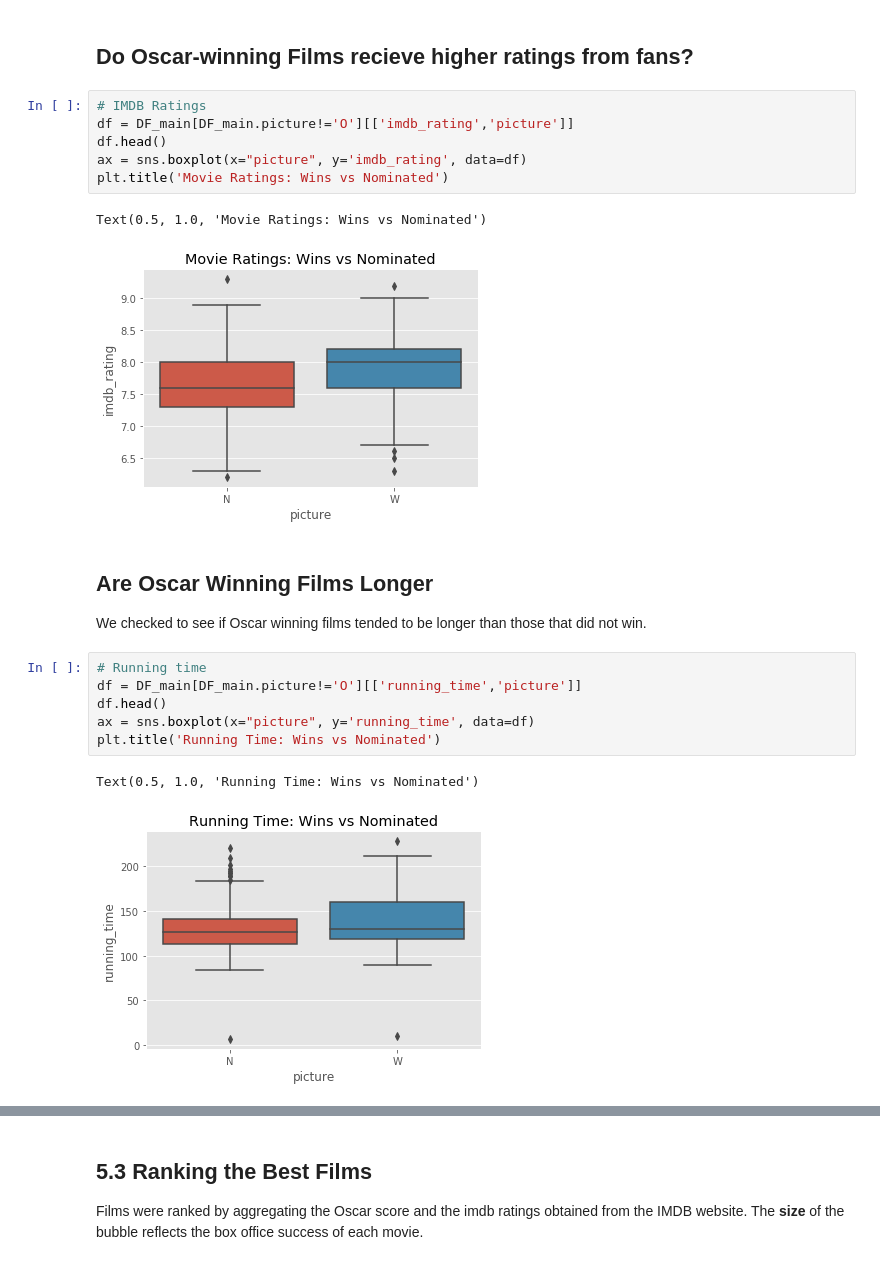
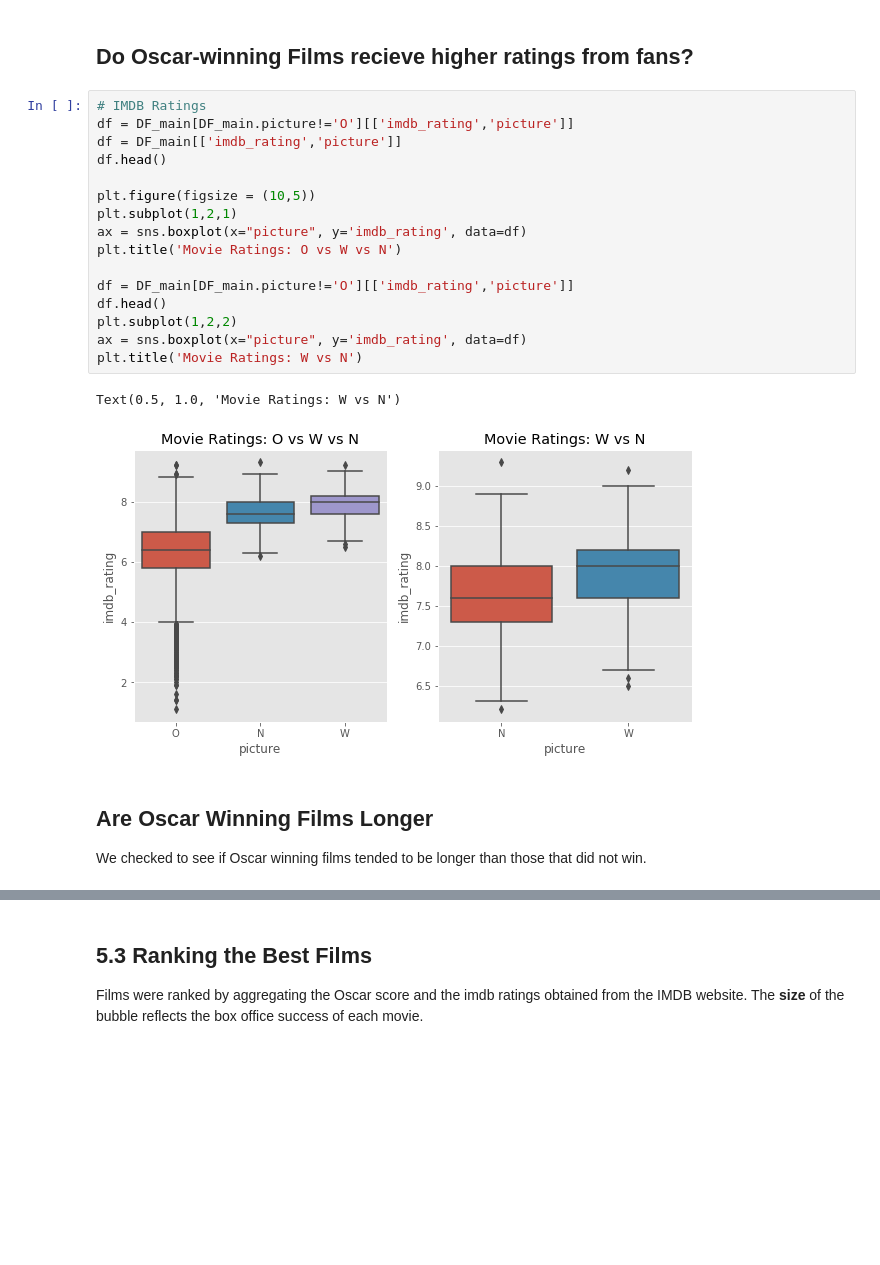
Before and after one commit to ronsg83/Predicting-2020-Oscars, a Jupyter notebook: Final_Report.ipynb, the cells around one changed output, grey strips where cells are left out. Cells and saved outputs as stored; diff of their text form; blank space fills up the shorter version.

```diff
--- a/Final_Report.ipynb
+++ b/Final_Report.ipynb
@@ -735,21 +719,22 @@ Text(0.5, 1.0, 'IMDB Ratings for Various Genres')
 # %%
 # IMDB Ratings
 df = DF_main[DF_main.picture!='O'][['imdb_rating','picture']]
+df = DF_main[['imdb_rating','picture']]
 df.head()
+
+plt.figure(figsize = (10,5))
+plt.subplot(1,2,1)
 ax = sns.boxplot(x="picture", y='imdb_rating', data=df)
-plt.title('Movie Ratings: Wins vs Nominated')
+plt.title('Movie Ratings: O vs W vs N')
+
+df = DF_main[DF_main.picture!='O'][['imdb_rating','picture']]
+df.head()
+plt.subplot(1,2,2)
+ax = sns.boxplot(x="picture", y='imdb_rating', data=df)
+plt.title('Movie Ratings: W vs N')
 # %% [output]
-Text(0.5, 1.0, 'Movie Ratings: Wins vs Nominated')
+Text(0.5, 1.0, 'Movie Ratings: W vs N')
-[figure, old version]
+[figure, new version]
 # %% [markdown]
 ## Are Oscar Winning Films Longer
 We checked to see if Oscar winning films tended to be longer than those that did not win.
-# %%
-# Running time
-df = DF_main[DF_main.picture!='O'][['running_time','picture']]
-df.head()
-ax = sns.boxplot(x="picture", y='running_time', data=df)
-plt.title('Running Time: Wins vs Nominated')
-# %% [output]
-Text(0.5, 1.0, 'Running Time: Wins vs Nominated')
-[figure, removed]
```
Also changed, not shown: parts of 17 cells of this notebook.
